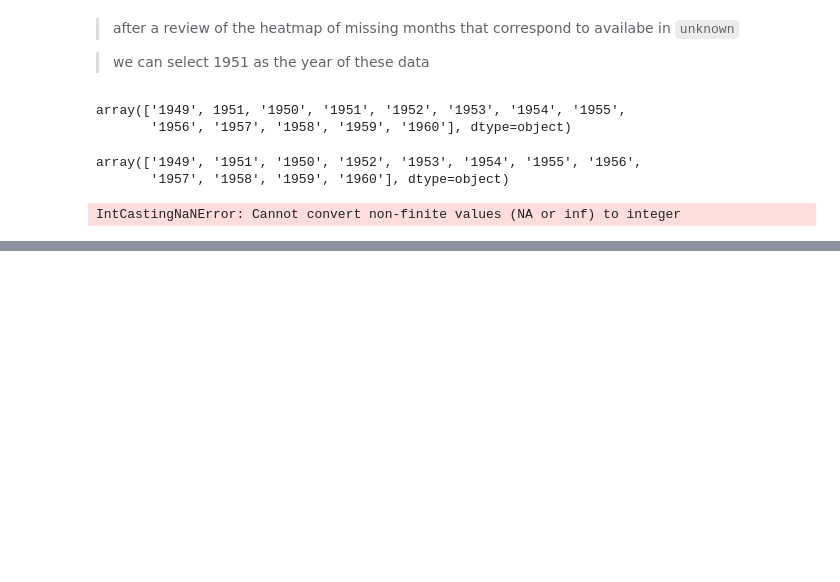
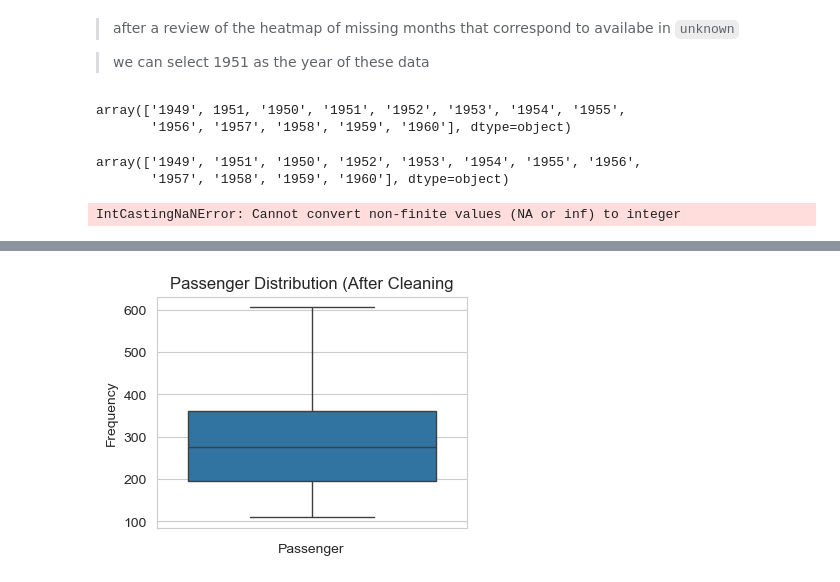
Before and after one commit to walidazimi-star/CA-Data-Science-Mini_Project_1_EDA, a Jupyter notebook: 7. EDA Mini Project Demo.ipynb, the cells around one changed output, grey strips where cells are left out. Drawn from its saved outputs; the diff is of its cells as text; code cells hidden in the pictures; blank space fills up the shorter version.

```diff
--- a/7. EDA Mini Project Demo.ipynb
+++ b/7. EDA Mini Project Demo.ipynb
@@ -395,0 +585,10 @@ IntCastingNaNError: Cannot convert non-finite values (NA or inf) to integer
+# %%
+# Box plot of the full passenger column
+plt.figure(figsize=(4,3))
+sns.boxplot(data=flights, y='Passengers')
+plt.title('Passenger Distribution (After Cleaning')
+plt.xlabel('Passenger')
+plt.ylabel('Frequency')
+plt.show()
+# %% [output]
+[figure, added]
```
Also changed, not shown: parts of 32 cells of this notebook.
